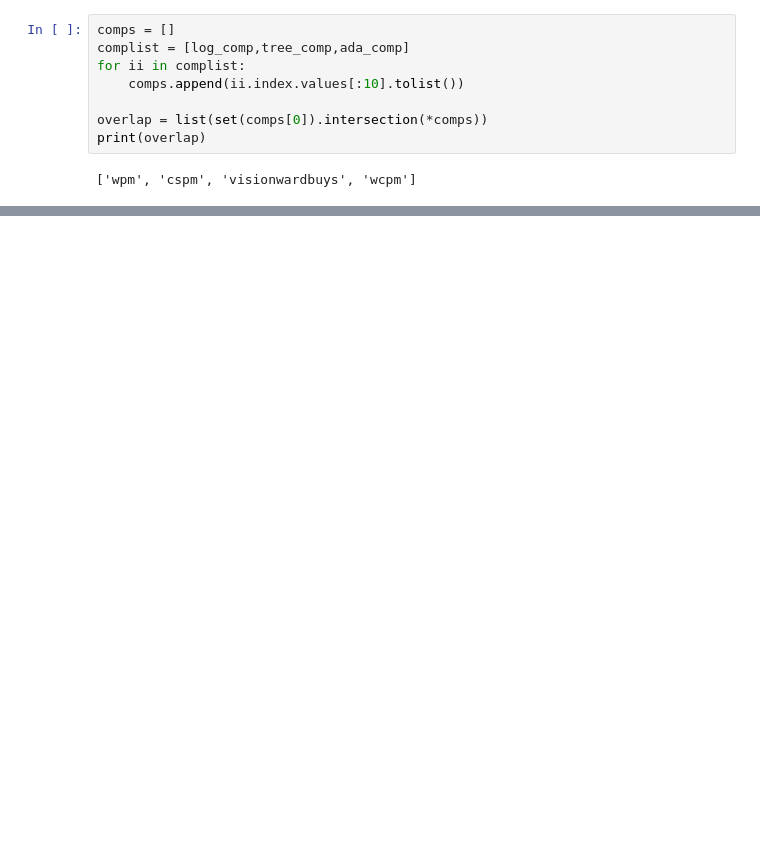
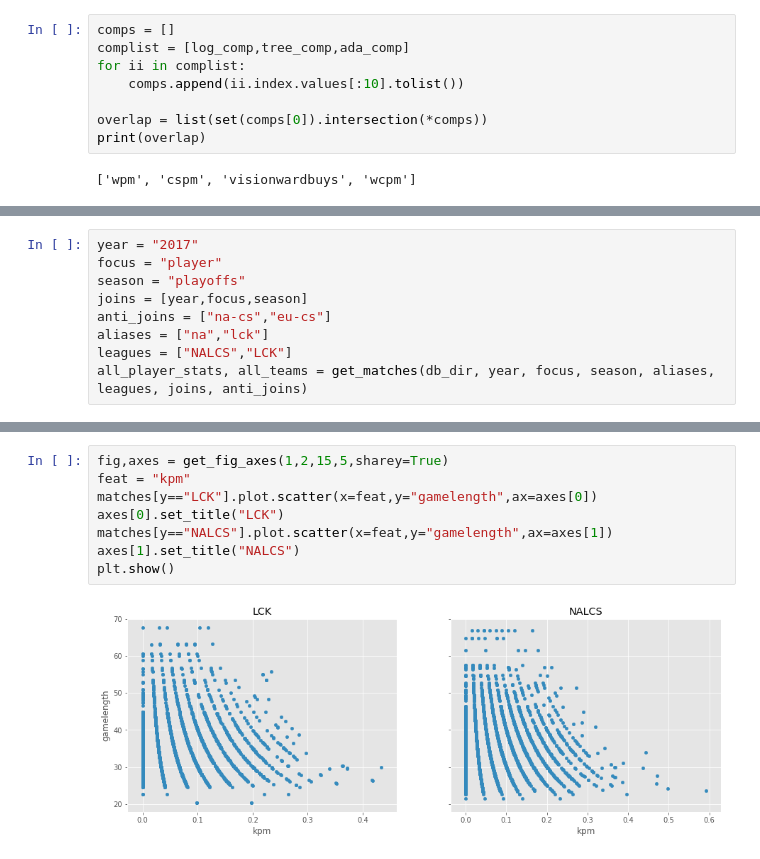
Before and after one commit to bwassie/LoL-match-analytics, a Jupyter notebook: 2017_NA_vs_LCK_analysis.ipynb, the cells around one changed output, grey strips where cells are left out. Cells and saved outputs as stored; diff of their text form; blank space fills up the shorter version.

```diff
--- a/2017_NA_vs_LCK_analysis.ipynb
+++ b/2017_NA_vs_LCK_analysis.ipynb
@@ -268,0 +361,9 @@ print(overlap)
+# %%
+year = "2017"
+focus = "player"
+season = "playoffs"
+joins = [year,focus,season]
+anti_joins = ["na-cs","eu-cs"]
+aliases = ["na","lck"]
+leagues = ["NALCS","LCK"]
+all_player_stats, all_teams = get_matches(db_dir, year, focus, season, aliases, leagues, joins, anti_joins)
@@ -294,0 +515,10 @@ There is an obvious difference in these features between NA and LCK teams. LCK t
+# %%
+fig,axes = get_fig_axes(1,2,15,5,sharey=True)
+feat = "kpm"
+matches[y=="LCK"].plot.scatter(x=feat,y="gamelength",ax=axes[0])
+axes[0].set_title("LCK")
+matches[y=="NALCS"].plot.scatter(x=feat,y="gamelength",ax=axes[1])
+axes[1].set_title("NALCS")
+plt.show()
+# %% [output]
+[figure, added]
```
Also changed, not shown: parts of 21 cells of this notebook, 4 other files.
